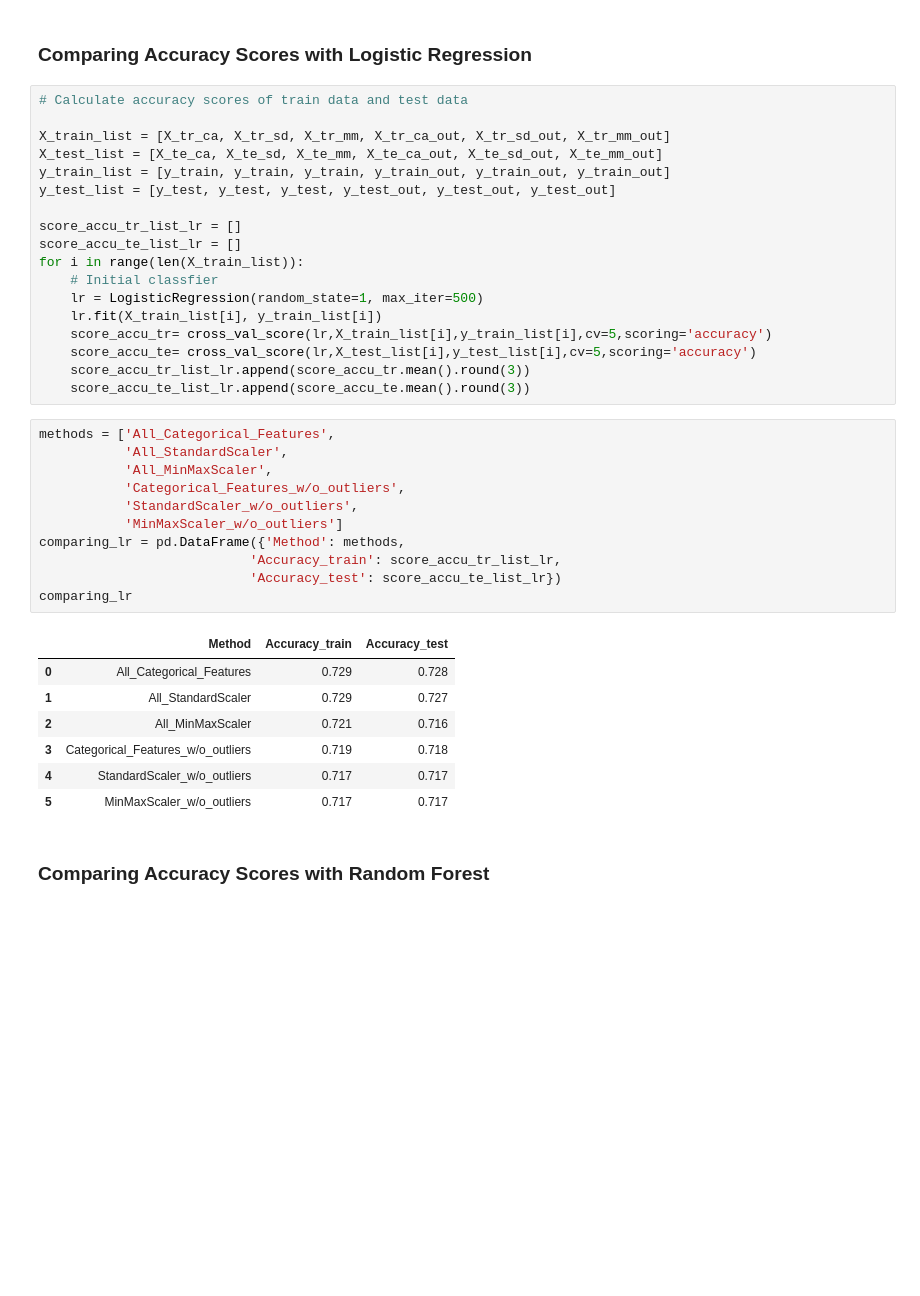
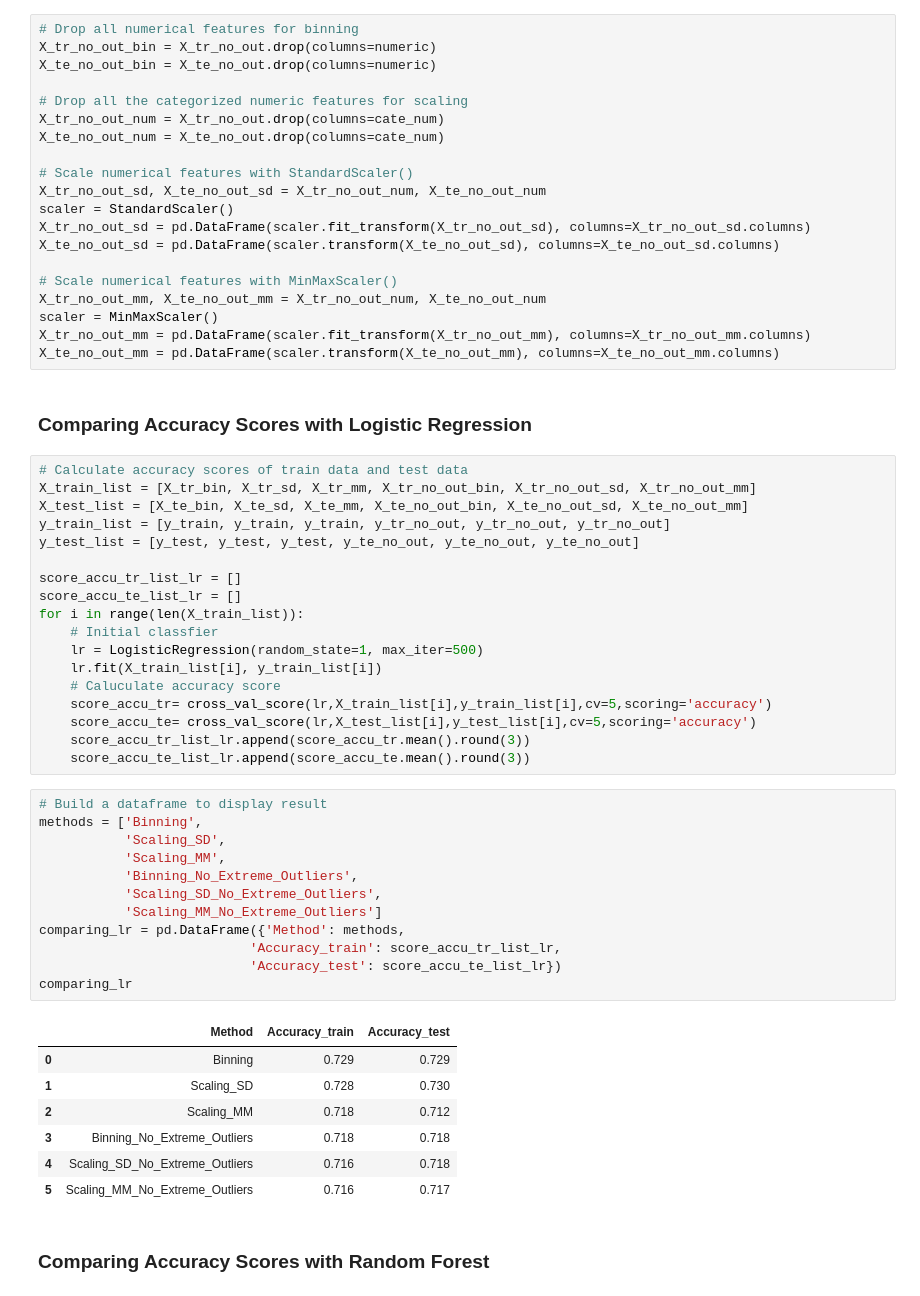
Before and after one commit to lasayin/Crowdfunding-on-Kiva-Platform, a Jupyter notebook: Kiva_Crowdfunding_Preprocessing.ipynb, the cells around one changed output. Cells and saved outputs as stored; diff of their text form; blank space fills up the shorter version.

```diff
--- a/Kiva_Crowdfunding_Preprocessing.ipynb
+++ b/Kiva_Crowdfunding_Preprocessing.ipynb
@@ -651,12 +632,31 @@ X_te_mm_out = pd.DataFrame(scaler.transform(X_te_mm_out), columns=X_te_mm_out.co
+# %%
+# Drop all numerical features for binning
+X_tr_no_out_bin = X_tr_no_out.drop(columns=numeric)
+X_te_no_out_bin = X_te_no_out.drop(columns=numeric)
+
+# Drop all the categorized numeric features for scaling
+X_tr_no_out_num = X_tr_no_out.drop(columns=cate_num)
+X_te_no_out_num = X_te_no_out.drop(columns=cate_num)
+
+# Scale numerical features with StandardScaler()
+X_tr_no_out_sd, X_te_no_out_sd = X_tr_no_out_num, X_te_no_out_num
+scaler = StandardScaler()
+X_tr_no_out_sd = pd.DataFrame(scaler.fit_transform(X_tr_no_out_sd), columns=X_tr_no_out_sd.columns)
+X_te_no_out_sd = pd.DataFrame(scaler.transform(X_te_no_out_sd), columns=X_te_no_out_sd.columns)
+
+# Scale numerical features with MinMaxScaler()
+X_tr_no_out_mm, X_te_no_out_mm = X_tr_no_out_num, X_te_no_out_num
+scaler = MinMaxScaler()
+X_tr_no_out_mm = pd.DataFrame(scaler.fit_transform(X_tr_no_out_mm), columns=X_tr_no_out_mm.columns)
+X_te_no_out_mm = pd.DataFrame(scaler.transform(X_te_no_out_mm), columns=X_te_no_out_mm.columns)
 # %% [markdown]
 ### Comparing Accuracy Scores with Logistic Regression
 # %%
 # Calculate accuracy scores of train data and test data
-
-X_train_list = [X_tr_ca, X_tr_sd, X_tr_mm, X_tr_ca_out, X_tr_sd_out, X_tr_mm_out]
-X_test_list = [X_te_ca, X_te_sd, X_te_mm, X_te_ca_out, X_te_sd_out, X_te_mm_out]
-y_train_list = [y_train, y_train, y_train, y_train_out, y_train_out, y_train_out]
-y_test_list = [y_test, y_test, y_test, y_test_out, y_test_out, y_test_out]
+X_train_list = [X_tr_bin, X_tr_sd, X_tr_mm, X_tr_no_out_bin, X_tr_no_out_sd, X_tr_no_out_mm]
+X_test_list = [X_te_bin, X_te_sd, X_te_mm, X_te_no_out_bin, X_te_no_out_sd, X_te_no_out_mm]
+y_train_list = [y_train, y_train, y_train, y_tr_no_out, y_tr_no_out, y_tr_no_out]
+y_test_list = [y_test, y_test, y_test, y_te_no_out, y_te_no_out, y_te_no_out]
 
 score_accu_tr_list_lr = []
 score_accu_te_list_lr = []
@@ -664,29 +664,31 @@ for i in range(len(X_train_list)):
     # Initial classfier
     lr = LogisticRegression(random_state=1, max_iter=500)
     lr.fit(X_train_list[i], y_train_list[i])
+    # Caluculate accuracy score
     score_accu_tr= cross_val_score(lr,X_train_list[i],y_train_list[i],cv=5,scoring='accuracy')
     score_accu_te= cross_val_score(lr,X_test_list[i],y_test_list[i],cv=5,scoring='accuracy')
     score_accu_tr_list_lr.append(score_accu_tr.mean().round(3))
     score_accu_te_list_lr.append(score_accu_te.mean().round(3))
 # %%
-methods = ['All_Categorical_Features',
-           'All_StandardScaler',
-           'All_MinMaxScaler',
-           'Categorical_Features_w/o_outliers',
-           'StandardScaler_w/o_outliers',
-           'MinMaxScaler_w/o_outliers']
+# Build a dataframe to display result
+methods = ['Binning',
+           'Scaling_SD',
+           'Scaling_MM',
+           'Binning_No_Extreme_Outliers',
+           'Scaling_SD_No_Extreme_Outliers',
+           'Scaling_MM_No_Extreme_Outliers']
 comparing_lr = pd.DataFrame({'Method': methods,
                            'Accuracy_train': score_accu_tr_list_lr,
                            'Accuracy_test': score_accu_te_list_lr})
 comparing_lr
 # %% [output]
 |  | Method | Accuracy_train | Accuracy_test |
-| 0 | All_Categorical_Features | 0.729 | 0.728 |
-| 1 | All_StandardScaler | 0.729 | 0.727 |
-| 2 | All_MinMaxScaler | 0.721 | 0.716 |
-| 3 | Categorical_Features_w/o_outliers | 0.719 | 0.718 |
-| 4 | StandardScaler_w/o_outliers | 0.717 | 0.717 |
-| 5 | MinMaxScaler_w/o_outliers | 0.717 | 0.717 |
+| 0 | Binning | 0.729 | 0.729 |
+| 1 | Scaling_SD | 0.728 | 0.730 |
+| 2 | Scaling_MM | 0.718 | 0.712 |
+| 3 | Binning_No_Extreme_Outliers | 0.718 | 0.718 |
+| 4 | Scaling_SD_No_Extreme_Outliers | 0.716 | 0.718 |
+| 5 | Scaling_MM_No_Extreme_Outliers | 0.716 | 0.717 |
 # %% [markdown]
 ### Comparing Accuracy Scores with Random Forest
 # %%
```
Also changed, not shown: parts of 85 cells of this notebook.
